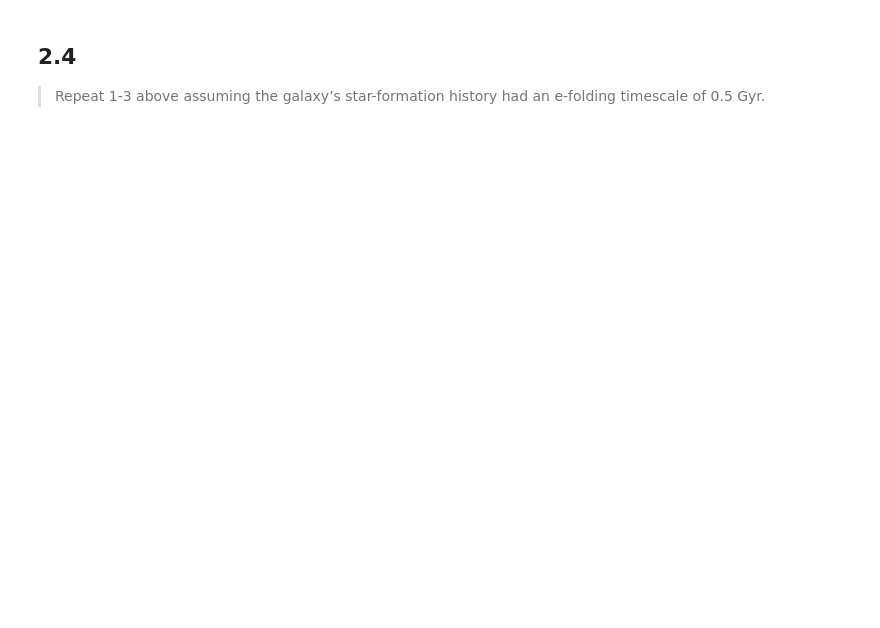
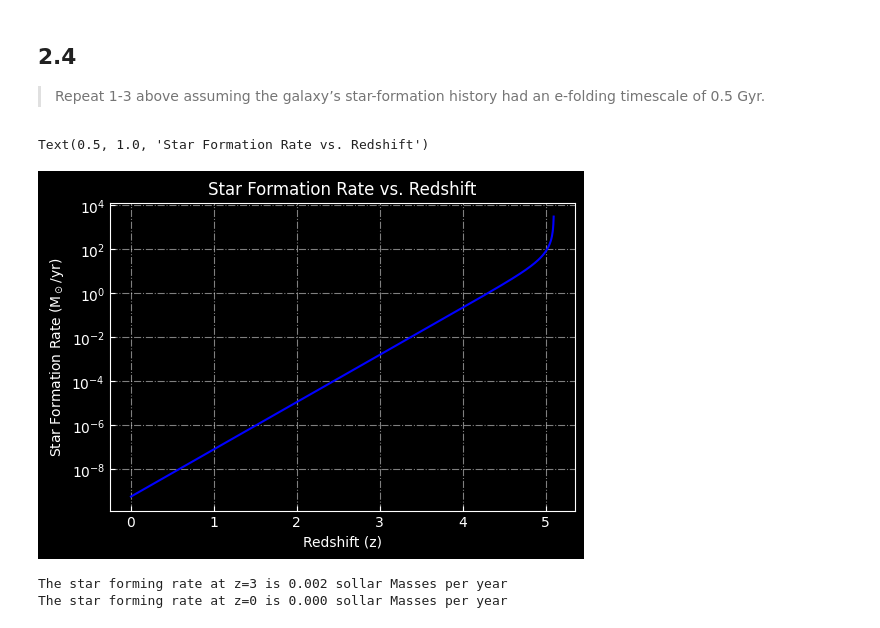
Before and after one commit to nassmohammed/EG_assignment1, a Jupyter notebook: assignment1_question2.ipynb, the cells around one changed output. Drawn from its saved outputs; the diff is of its cells as text; code cells hidden in the pictures; blank space fills up the shorter version.

```diff
--- a/assignment1_question2.ipynb
+++ b/assignment1_question2.ipynb
@@ -279,3 +126,50 @@ plt.gca().invert_yaxis()
 ## 2.4
 
 >  Repeat 1-3 above assuming the galaxy’s star-formation history had an e-folding timescale of 0.5 Gyr.
+# %%
+sp = StellarPopulation(compute_vega_mags=False,
+                            zcontinuous=0, #continuous star formation history, I want exponential. Burst is zcontinous = 0
+                            sfh=1,
+                            tau=0.5,
+                            sf_start=0,
+                            logzsol=0.0,
+                            dust_type=2,
+                            dust2=0.2,
+                            add_stellar_remnants=True,
+                            tage=cosmo.age(0).value-cosmo.age(5.1).value)
+# %%
+mass_arr=[10**10.4]
+sf_arrate = []
+i=0
+dt=-0.01
+time_range = np.arange(cosmo.age(0).value-cosmo.age(5.1).value, 0, dt)
+for i, t in enumerate(time_range):
+    sp.params['tage'] = t
+    mass_temp=mass_arr[i]-(sp.sfr*mass_arr[i])*(np.abs(dt)*10**7)
+    mass_arr.append(mass_temp)
+    sf_arrate.append(sp.sfr*mass_arr[i])
+# %%
+# Calculate star formation rate at each redshift in z_array
+z_array = np.arange(0, 5.1, 0.004044409199048374)
+
+# Plot star formation rate as a function of redshift
+plt.figure(figsize=(6, 4))
+plt.plot(z_array, sf_arrate, 'b-')
+plt.xlabel('Redshift (z)')
+plt.ylabel('Star Formation Rate (M$_\\odot$/yr)')
+plt.grid(ls='-.', alpha=0.5)
+#y axis log
+plt.yscale('log')
+plt.tick_params(direction='in')
+plt.title('Star Formation Rate vs. Redshift')
+# %% [output]
+Text(0.5, 1.0, 'Star Formation Rate vs. Redshift')
+[figure, added]
+# %%
+#find the argument where z_array = 3
+z3 = np.argmin(np.abs(z_array-3))
+print(f'The star forming rate at z=3 is {sf_arrate[z3]:.3f} sollar Masses per year')
+print(f'The star forming rate at z=0 is {sf_arrate[0]:.3f} sollar Masses per year')
+# %% [output]
+The star forming rate at z=3 is 0.002 sollar Masses per year
+The star forming rate at z=0 is 0.000 sollar Masses per year
```
Also changed, not shown: parts of 31 cells of this notebook, 2 other files.
